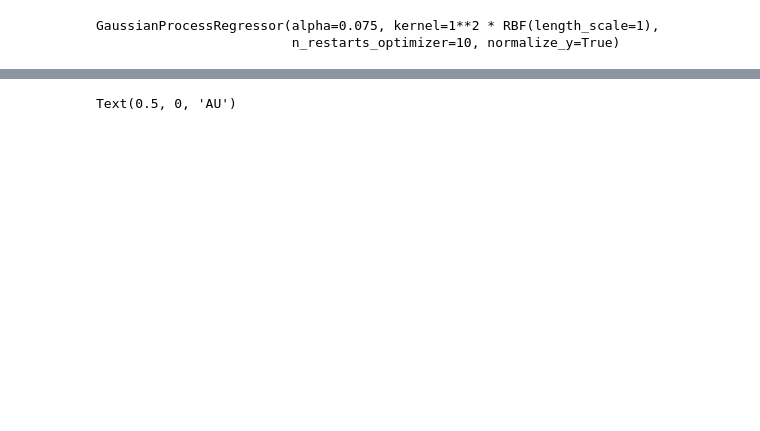
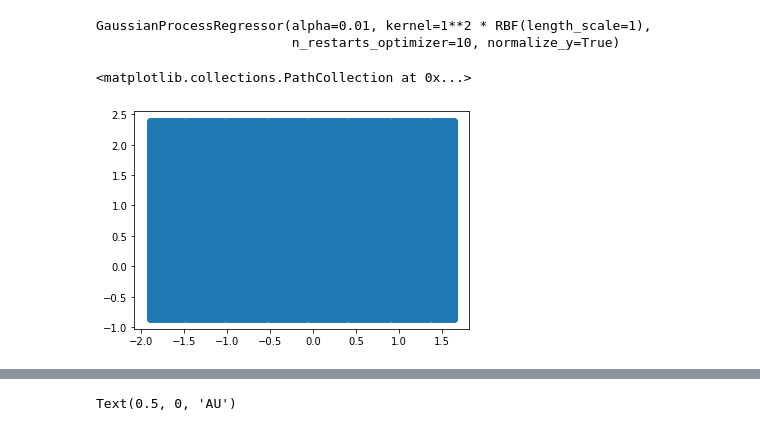
Before and after one commit to pozzo-research-group/OT2Protocols, a Jupyter notebook: ot2protocol/Ouzo_OT2_Sampling/GP 4.ipynb, the cells around one changed output, grey strips where cells are left out. Saved outputs shown, nothing was run; the diff lists cells and outputs as text; code cells hidden in the pictures; blank space fills up the shorter version.

```diff
--- a/ot2protocol/Ouzo_OT2_Sampling/GP 4.ipynb
+++ b/ot2protocol/Ouzo_OT2_Sampling/GP 4.ipynb
@@ -44,7 +68,29 @@ x1x2 = np.array([x1,x2]).T
 # %%
 kernal = C(1, (1e-1, 1e3)) * RBF(1, (1e-3, 1e3))
-gp_model = GaussianProcessRegressor(kernel=kernal, n_restarts_optimizer=10, alpha=0.075, normalize_y=True) # random_state=42
+gp_model = GaussianProcessRegressor(kernel=kernal, n_restarts_optimizer=10,alpha=0.01, normalize_y=True) # random_state=42
 gp_model.fit(x1x2, y_data)
+# y_prior = gp_model.predict(x1x2t)
+# y_prior # should the prior be solely zerp
 # %% [output]
-GaussianProcessRegressor(alpha=0.075, kernel=1**2 * RBF(length_scale=1),
+GaussianProcessRegressor(alpha=0.01, kernel=1**2 * RBF(length_scale=1),
                          n_restarts_optimizer=10, normalize_y=True)
+# %%
+# LETS TRY USING TEST DATA THAT IS MADE FROM A NONSCALED LINSPACE THEN SCALE IT
+x1t = np.linspace(x1_min,x1_max,100) #np.arange(x1_min,x1_max,0.1) # need to automate resolution, but if not use lispace
+x2t = np.linspace(x2_min,x2_max,100) #np.arange(x2_min,x2_max,0.1)
+
+d1 = x1t.shape[0]
+d2 = x2t.shape[0]
+# x1t_scaled = scalerx1.transform(x1t[:, np.newaxis])[:,0]
+# x2t_scaled = scalerx2.transform(x2t[:, np.newaxis])[:,0]
+x1x2t = np.array(list(product(x1t, x2t)))
+x1t = x1x2t[:,0][:, np.newaxis]
+x2t = x1x2t[:,1][:, np.newaxis]
+x1t_scaled = scalerx1.transform(x1t)[:,0]
+x2t_scaled = scalerx2.transform(x2t)[:,0]
+x1x2t_scaled = np.asarray([x1t_scaled,x2t_scaled]).T
+
+plt.scatter(x1x2t_scaled[:,0],x1x2t_scaled[:,1])
+# %% [output]
+<matplotlib.collections.PathCollection at 0x...>
+[figure, added]
```
Also changed, not shown: parts of 15 cells of this notebook, 9 other files.
